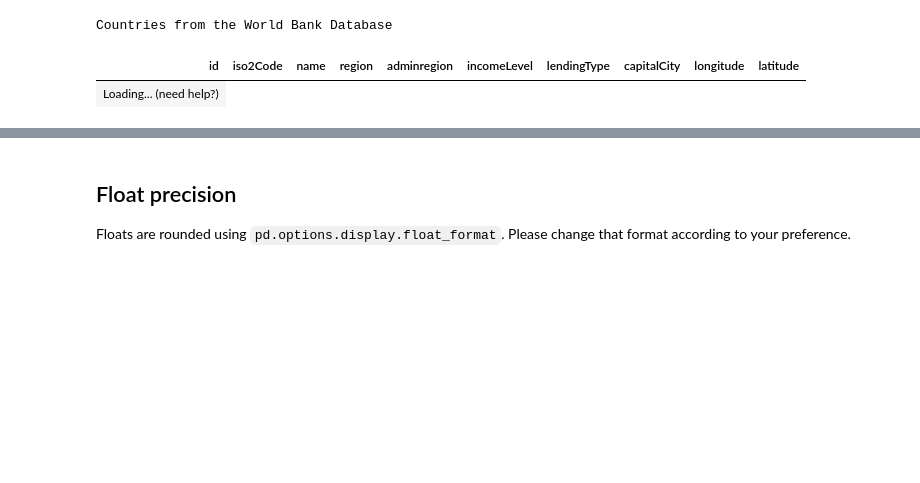
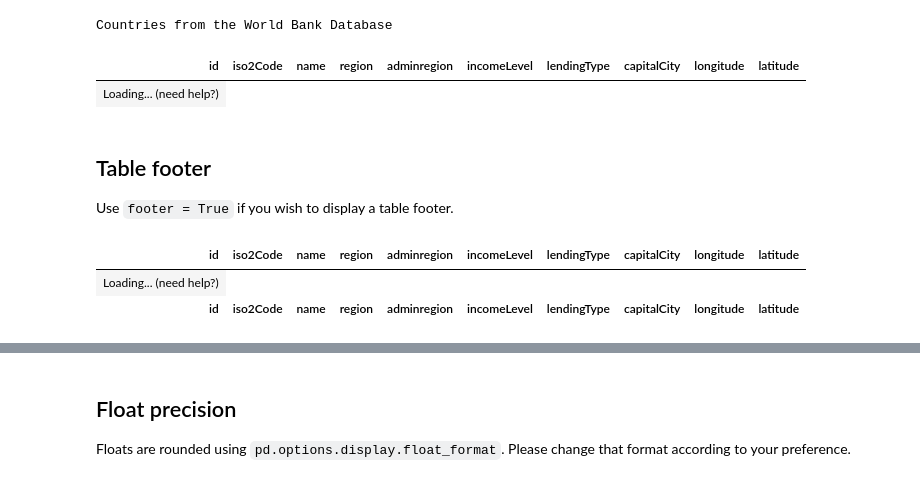
Before and after one commit to winvictorty/itables, a Jupyter notebook: _sources/advanced_parameters.ipynb, the cells around one changed output, grey strips where cells are left out. Saved outputs shown, nothing was run; the diff lists cells and outputs as text; code cells hidden in the pictures; blank space fills up the shorter version.

```diff
--- a/_sources/advanced_parameters.ipynb
+++ b/_sources/advanced_parameters.ipynb
@@ -102,0 +108,10 @@ Countries from the World Bank Database
+# %% [markdown]
+## Table footer
+
+Use `footer = True` if you wish to display a table footer.
+# %%
+show(df, footer=True)
+# %% [output]
+| id | iso2Code | name | region | adminregion | incomeLevel | lendingType | capitalCity | longitude | latitude |
+| Loading... (need help?) |
+| id | iso2Code | name | region | adminregion | incomeLevel | lendingType | capitalCity | longitude | latitude |
```
Also changed, not shown: parts of 21 cells of this notebook, 15 other files.
